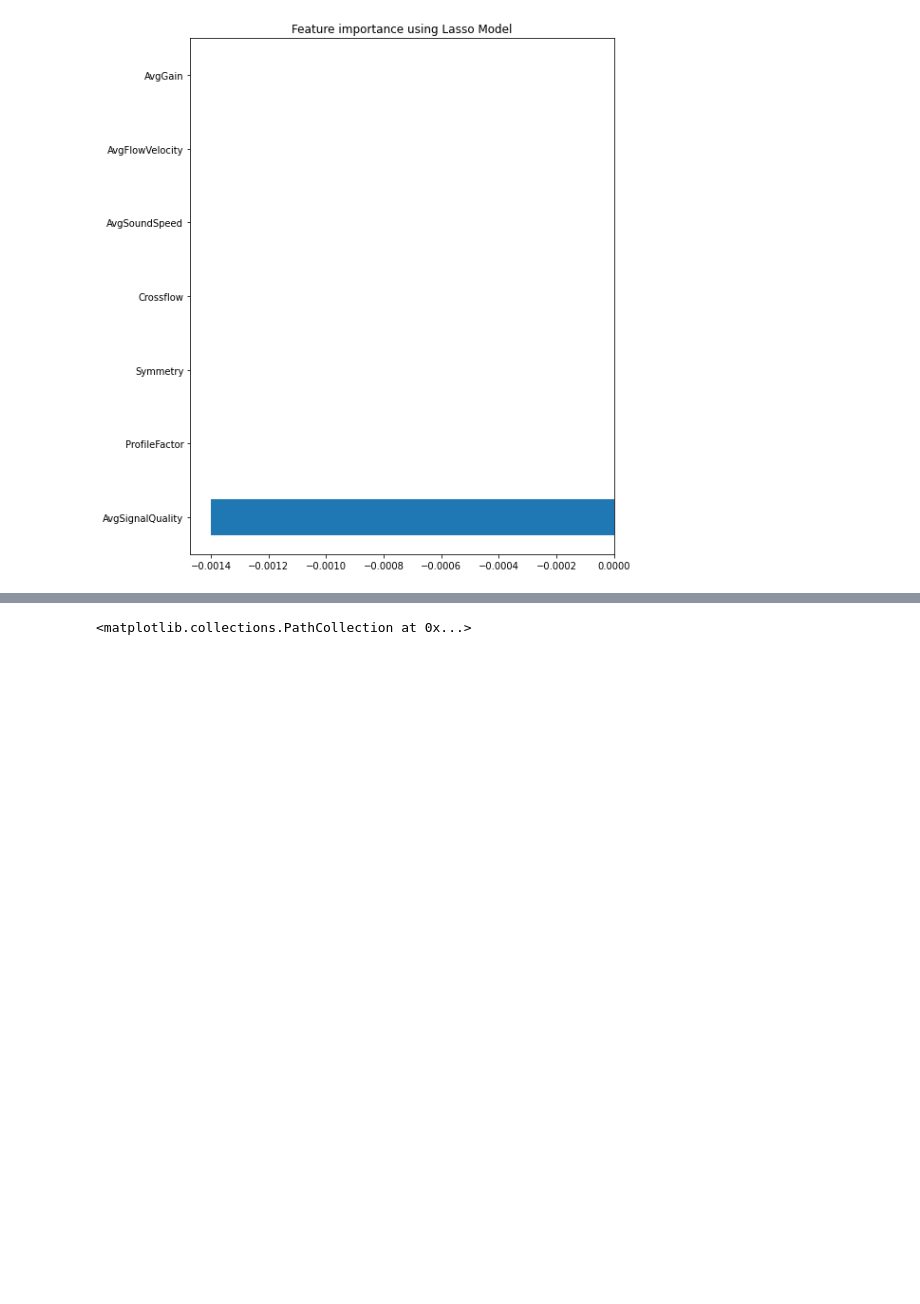
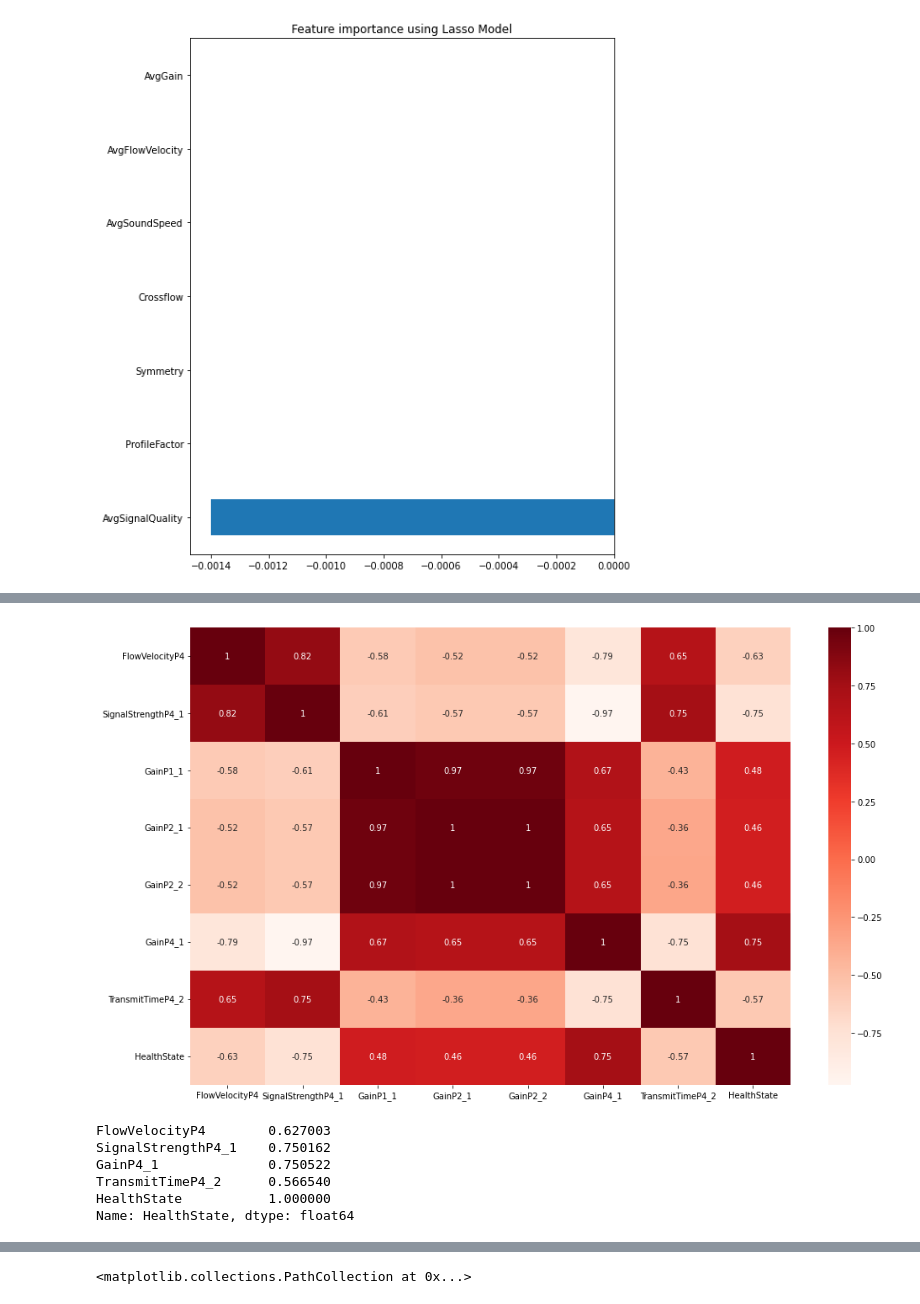
Before and after one commit to davidhgh/csc3005-AE, a Jupyter notebook: 3005_project.ipynb, the cells around one changed output, grey strips where cells are left out. Saved outputs shown, nothing was run; the diff lists cells and outputs as text; code cells hidden in the pictures; blank space fills up the shorter version.

```diff
--- a/3005_project.ipynb
+++ b/3005_project.ipynb
@@ -449,3 +451,11 @@ plt.title("Feature importance using Lasso Model")
 # %% [output]
 Text(0.5, 1.0, 'Feature importance using Lasso Model')
 [figure]
+# %%
+dataD_aggregated2 = dataD.drop(['ProfileFactor','Symmetry','Crossflow','FlowVelocityP1', 'FlowVelocityP2', 'FlowVelocityP3', 'SoundSpeedP1', 'SoundSpeedP2', 'SoundSpeedP3', 'SoundSpeedP4',
+                    'SignalStrengthP1_1', 'SignalStrengthP1_2', 'SignalStrengthP2_1', 'SignalStrengthP2_2', 'SignalStrengthP3_1', 'SignalStrengthP3_2', 'SignalStrengthP4_2',
+                    'TransmitTimeP1_1', 'TransmitTimeP1_2', 'TransmitTimeP2_1', 'TransmitTimeP2_2', 'TransmitTimeP3_1', 'TransmitTimeP3_2', 'TransmitTimeP4_1',
+                    'GainP1_2','GainP3_1', 'GainP3_2','GainP4_2','SignalQualityP1_1','SignalQualityP1_2','SignalQualityP2_1','SignalQualityP2_2'
+                    ,'SignalQualityP3_1','SignalQualityP3_2','SignalQualityP4_1','SignalQualityP4_2', 'AvgSoundSpeed', 'AvgFlowVelocity', 'AvgGain'], axis=1)
+
+dataD_aggregated2
@@ -451,0 +476,21 @@ Text(0.5, 1.0, 'Feature importance using Lasso Model')
+# %%
+import seaborn as sns
+plt.figure(figsize=(16,10))
+cor = dataD_aggregated2.corr()
+sns.heatmap(cor, annot=True, cmap=plt.cm.Reds)
+plt.show()
+# %% [output]
+[figure, added]
+# %%
+#Correlation with output variable
+cor_target = abs(cor["HealthState"])
+#Selecting highly correlated features
+relevant_features = cor_target[cor_target>0.5]
+relevant_features
+# %% [output]
+FlowVelocityP4        0.627003
+SignalStrengthP4_1    0.750162
+GainP4_1              0.750522
+TransmitTimeP4_2      0.566540
+HealthState           1.000000
+Name: HealthState, dtype: float64
```
Also changed, not shown: parts of 9 cells of this notebook.
